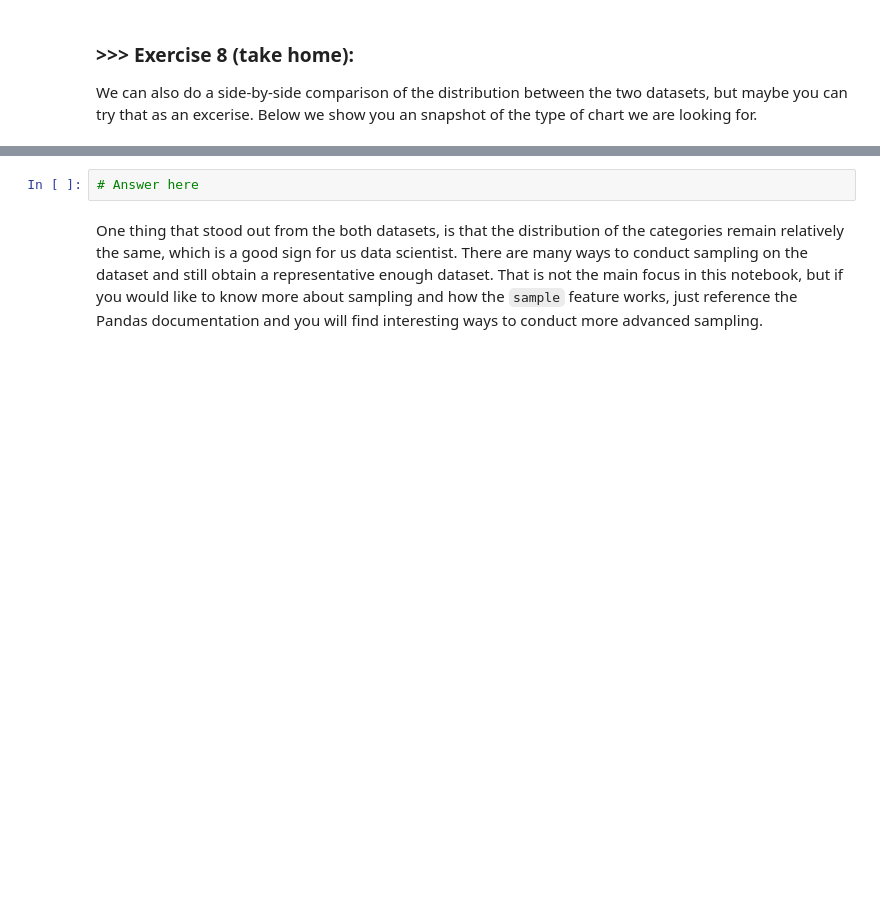
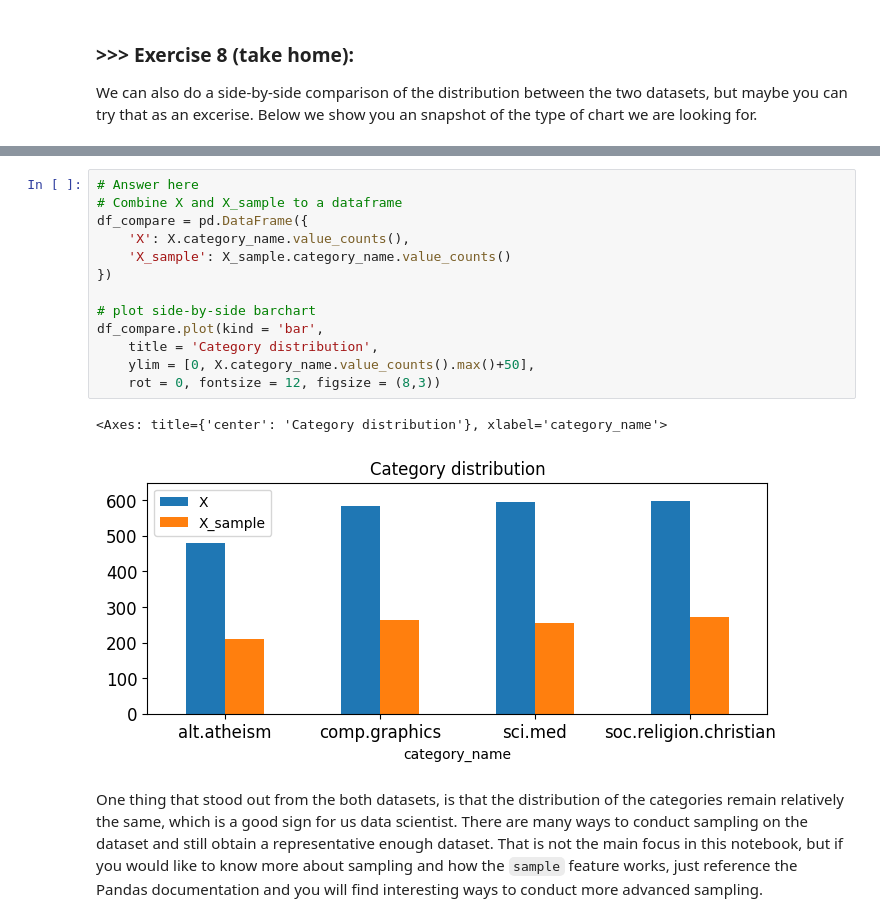
Before and after one commit to shangchehsieh/DM2025-Lab1-Exercise, a Jupyter notebook: DM2025-Lab1-Master.ipynb, the cells around one changed output, grey strips where cells are left out. Drawn from its saved outputs; the diff is of its cells as text; blank space fills up the shorter version.

```diff
--- a/DM2025-Lab1-Master.ipynb
+++ b/DM2025-Lab1-Master.ipynb
@@ -781,8 +828,22 @@ Notice that for the `ylim` parameters we hardcoded the maximum value for y. Is i
 We can also do a side-by-side comparison of the distribution between the two datasets, but maybe you can try that as an excerise. Below we show you an snapshot of the type of chart we are looking for.
 # %% [markdown]
 ![alt txt](https://i.imgur.com/9eO431H.png)
-# %%
-# Answer here
+# %%
+# Answer here
+# Combine X and X_sample to a dataframe
+df_compare = pd.DataFrame({
+    'X': X.category_name.value_counts(),
+    'X_sample': X_sample.category_name.value_counts()
+})
+
+# plot side-by-side barchart
+df_compare.plot(kind = 'bar',
+    title = 'Category distribution',
+    ylim = [0, X.category_name.value_counts().max()+50],
+    rot = 0, fontsize = 12, figsize = (8,3))
+# %% [output]
+<Axes: title={'center': 'Category distribution'}, xlabel='category_name'>
+[figure, added]
 # %% [markdown]
 One thing that stood out from the both datasets, is that the distribution of the categories remain relatively the same, which is a good sign for us data scientist. There are many ways to conduct sampling on the dataset and still obtain a representative enough dataset. That is not the main focus in this notebook, but if you would like to know more about sampling and how the `sample` feature works, just reference the Pandas documentation and you will find interesting ways to conduct more advanced sampling.
 # %% [markdown]
```
Also changed, not shown: parts of 30 cells of this notebook, 1 other file.
